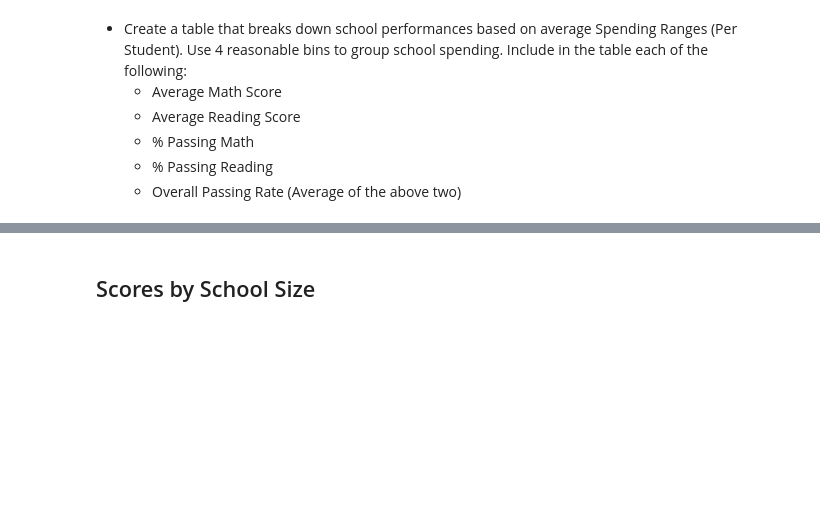
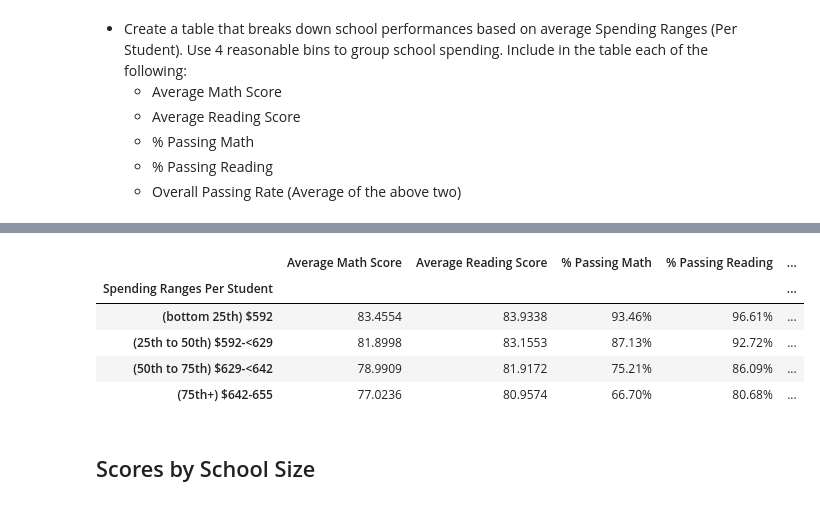
Before and after one commit to KellySKwon/Homework, a Jupyter notebook: Homework4/PyCitySchools_starter.ipynb, the cells around one changed output, grey strips where cells are left out. Saved outputs shown, nothing was run; the diff lists cells and outputs as text; code cells hidden in the pictures; blank space fills up the shorter version.

```diff
--- a/Homework4/PyCitySchools_starter.ipynb
+++ b/Homework4/PyCitySchools_starter.ipynb
@@ -408,3 +448,29 @@ group_names = ["<$585", "$585-615", "$615-645", "$645-675"]
+# %%
+#Create bins by quartiles
+
+#Spending budget per student
+spending_bins = [0, 592, 629, 642, 656]
+spending_labels = ["(bottom 25th) $592", "(25th to 50th) $592-<629", "(50th to 75th) $629-<642", "(75th+) $642-655"]
+# %%
+#Add spending ranges
+schoolScores["Spending Ranges Per Student"] = pd.cut(schoolScores["Per Student Budget"],bins=spending_bins,labels=spending_labels,right=False)
+spendingRange = schoolScores.groupby('Spending Ranges Per Student').mean()[[
+    'Average Math Score','Average Reading Score','% Passing Math','% Passing Reading','% Overall Passing Rate']]
+spendingRange
+
+#Cleaner formatting
+spendingRange.style.format({
+    '% Passing Math':  '{0:,.2f}%',
+    '% Passing Reading': '{0:,.2f}%',
+    '% Overall Passing Rate': '{0:,.2f}%'
+})
+# %% [output]
+|  | Average Math Score | Average Reading Score | % Passing Math | % Passing Reading | ... |
+| Spending Ranges Per Student |  |  |  |  | ... |
+| (bottom 25th) $592 | 83.4554 | 83.9338 | 93.46% | 96.61% | ... |
+| (25th to 50th) $592-<629 | 81.8998 | 83.1553 | 87.13% | 92.72% | ... |
+| (50th to 75th) $629-<642 | 78.9909 | 81.9172 | 75.21% | 86.09% | ... |
+| (75th+) $642-655 | 77.0236 | 80.9574 | 66.70% | 80.68% | ... |
 # %% [markdown]
 ## Scores by School Size
 # %% [markdown]
```
Also changed, not shown: parts of 11 cells of this notebook.
